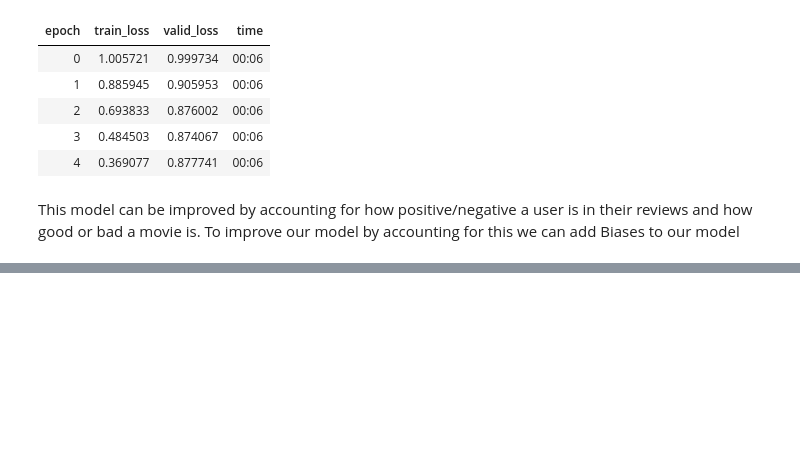
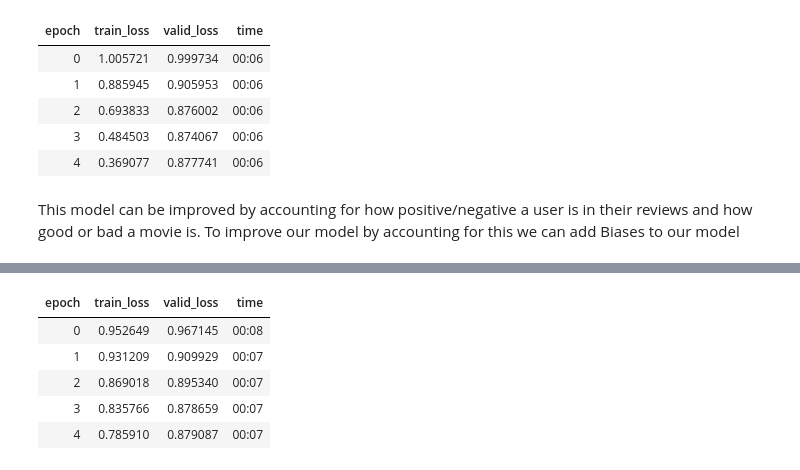
Before and after one commit to steimel60/ML, a Jupyter notebook: DeepLearning/MovieRecs.ipynb, the cells around one changed output, grey strips where cells are left out. Saved outputs shown, nothing was run; the diff lists cells and outputs as text; code cells hidden in the pictures; blank space fills up the shorter version.

```diff
--- a/DeepLearning/MovieRecs.ipynb
+++ b/DeepLearning/MovieRecs.ipynb
@@ -129,0 +260,28 @@ Our training loss improved but validation loss worsened - we are overfitting
+# %%
+class CollabNN(Module):
+  def __init__(self, user_sz, item_sz, y_range=(0,5.5), n_act=100):
+    self.user_factors = Embedding(*user_sz)
+    self.item_factors = Embedding(*item_sz)
+    self.layers = nn.Sequential(
+        nn.Linear(user_sz[1] + item_sz[1], n_act),
+        nn.ReLU(),
+        nn.Linear(n_act, 1)
+    )
+    self.y_range = y_range
+
+  def forward(self, x):
+    embs = self.user_factors(x[:,0]), self.item_factors(x[:,1])
+    x = self.layers(torch.cat(embs, dim=1))
+    return sigmoid_range(x, *self.y_range)
+
+model = CollabNN(*embs)
+# %%
+learn = Learner(dls, model, loss_func=MSELossFlat())
+learn.fit_one_cycle(5, 5e-3, wd=.1)
+# %% [output]
+| epoch | train_loss | valid_loss | time |
+| 0 | 0.952649 | 0.967145 | 00:08 |
+| 1 | 0.931209 | 0.909929 | 00:07 |
+| 2 | 0.869018 | 0.895340 | 00:07 |
+| 3 | 0.835766 | 0.878659 | 00:07 |
+| 4 | 0.785910 | 0.879087 | 00:07 |
```
Also changed, not shown: parts of 21 cells of this notebook.
